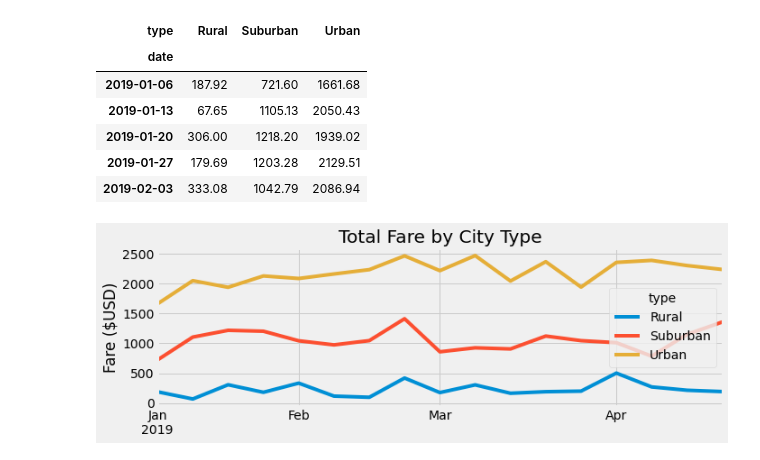
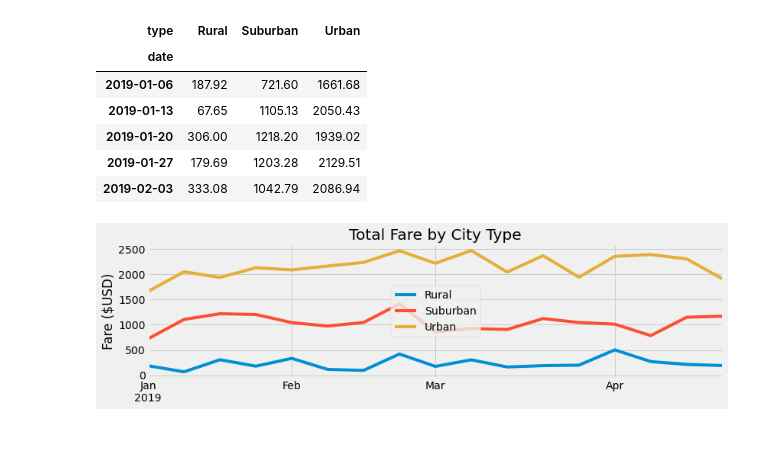
Before and after one commit to juliomeza/PyBer_Analysis, a Jupyter notebook: PyBer_Challenge.ipynb, the cells around one changed output. Saved outputs shown, nothing was run; the diff lists cells and outputs as text; code cells hidden in the pictures.

Commit message:
Deliverable 2 Chart DONE

```diff
--- a/PyBer_Challenge.ipynb
+++ b/PyBer_Challenge.ipynb
@@ -202,7 +203,7 @@ dtypes: float64(3)
 memory usage: 74.2+ KB
 # %%
 # 5. Create a new DataFrame from the pivot table DataFrame using loc on the given dates, '2019-01-01':'2019-04-29'.
-fares_range_df = fares_per_date_type_pivot.loc['2019-01-01':'2019-04-29']
+fares_range_df = fares_per_date_type_pivot.loc['2019-01-01':'2019-04-28']
 fares_range_df.tail()
 # %% [output]
 | type | Rural | Suburban | Urban |
@@ -254,17 +255,19 @@ fares_per_week_df.head()
 # %%
 # 8. Using the object-oriented interface method, plot the resample DataFrame using the df.plot() function.
 
 # Import the style from Matplotlib.
 from matplotlib import style
 # Use the graph style fivethirtyeight.
 style.use('fivethirtyeight')
 
-fares_per_week_df.plot(figsize=(10,3))
+fares_per_week_df.plot(figsize=(12,3))
 
 plt.title('Total Fare by City Type')
 plt.ylabel('Fare ($USD)')
 plt.xlabel(None)
 plt.yticks(np.arange(0,2510,500))
+plt.savefig('analysis/PyBer_fare_summary.png')
+plt.legend(loc='center')
 plt.show()
 # %% [output]
-[figure, old version]
+[figure, new version]
```
Also changed, not shown: parts of 3 cells of this notebook, 1 other file.
